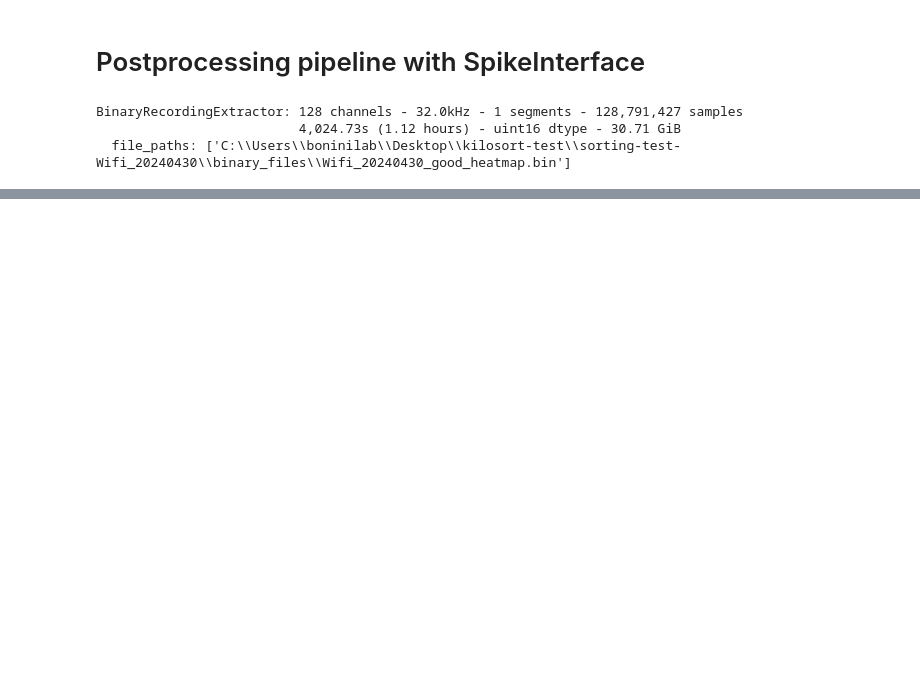
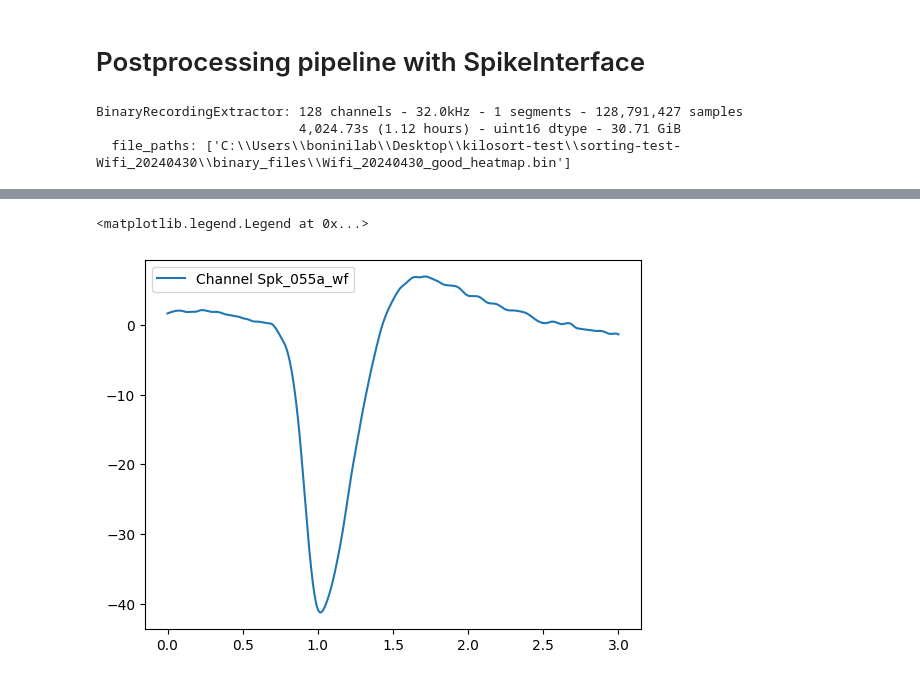
Before and after one commit to mdima98/spikesorting-boninilab, a Jupyter notebook: postprocessing/spikeinterface-postprocessing.ipynb, the cells around one changed output, grey strips where cells are left out. Drawn from its saved outputs; the diff is of its cells as text; code cells hidden in the pictures; blank space fills up the shorter version.

```diff
--- a/postprocessing/spikeinterface-postprocessing.ipynb
+++ b/postprocessing/spikeinterface-postprocessing.ipynb
@@ -123,2 +193,11 @@ Templates shape:  (31, 96, 128)
+# %%
+wf_times = np.linspace(0., 3., npoints)
+
+idx = 40
+plt.plot(wf_times, neurons[idx]["wf"], label=f"Channel {neurons[idx]['id']}")
+plt.legend()
+# %% [output]
+<matplotlib.legend.Legend at 0x...>
+[figure, added]
 # %%
 cluster_ids = sorting.get_unit_ids()
```
Also changed, not shown: parts of 9 cells of this notebook.
